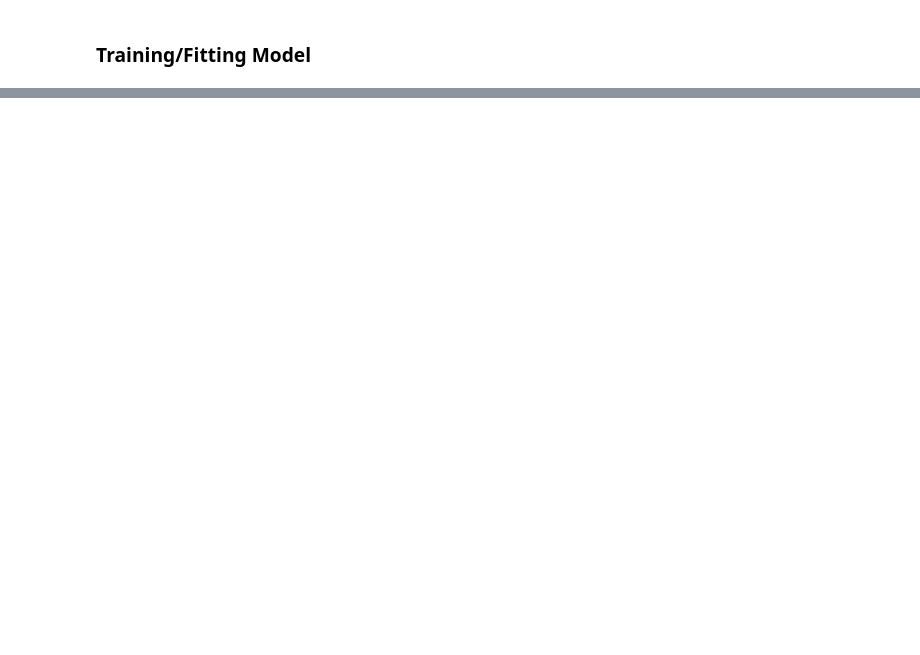
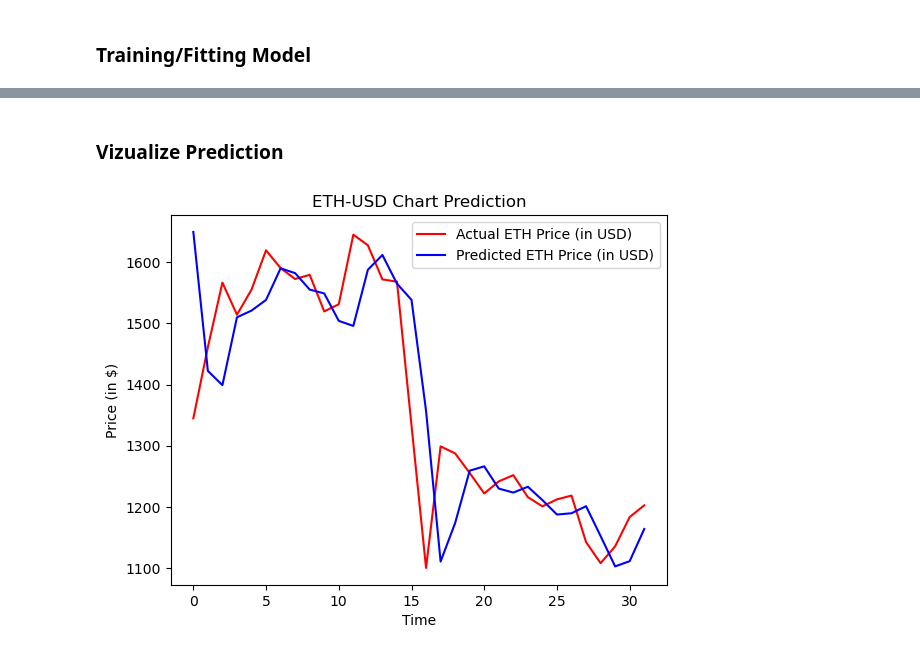
Before and after one commit to abhimanyus1997/ML-Basics, a Jupyter notebook: deeplearning/04-RNN.ipynb, the cells around one changed output, grey strips where cells are left out. Drawn from its saved outputs; the diff is of its cells as text; code cells hidden in the pictures; blank space fills up the shorter version.

Commit message:
Visualize Price Prediction for ETH in the month of Nov 2022

```diff
--- a/deeplearning/04-RNN.ipynb
+++ b/deeplearning/04-RNN.ipynb
@@ -206,0 +281,3 @@ Epoch 200/200
+# %%
+inputs = inputs.reshape(-1,1)
+inputs.shape
@@ -206,0 +286,7 @@ Epoch 200/200
+# %%
+inputs = sc.transform(inputs)
+# %%
+X_test = []
+for i in range(60, 60+len(dataset_test)):
+    X_test.append(inputs[i-60:i, 0])
+X_test = np.array(X_test)
@@ -206,0 +307,6 @@ Epoch 200/200
+# %%
+# Reshaping Data as (Observations, Timestamp, Indicators)
+X_test = np.reshape(X_test, newshape=(X_test.shape[0], X_test.shape[1], 1))
+print(f"X test shape: {X_test.shape}")
+predicted_crypto_price = model.predict(X_test)
+predicted_crypto_price = sc.inverse_transform(predicted_crypto_price)
@@ -206,0 +336,12 @@ Epoch 200/200
+# %% [markdown]
+### Vizualize Prediction
+# %%
+plt.plot(real_crypto_price, color = 'red', label='Actual ETH Price (in USD)')
+plt.plot(predicted_crypto_price, color = 'blue', label='Predicted ETH Price (in USD)')
+plt.title("ETH-USD Chart Prediction")
+plt.xlabel("Time")
+plt.ylabel("Price (in $)")
+plt.legend()
+plt.show()
+# %% [output]
+[figure, added]
```
Also changed, not shown: parts of 17 cells of this notebook.
